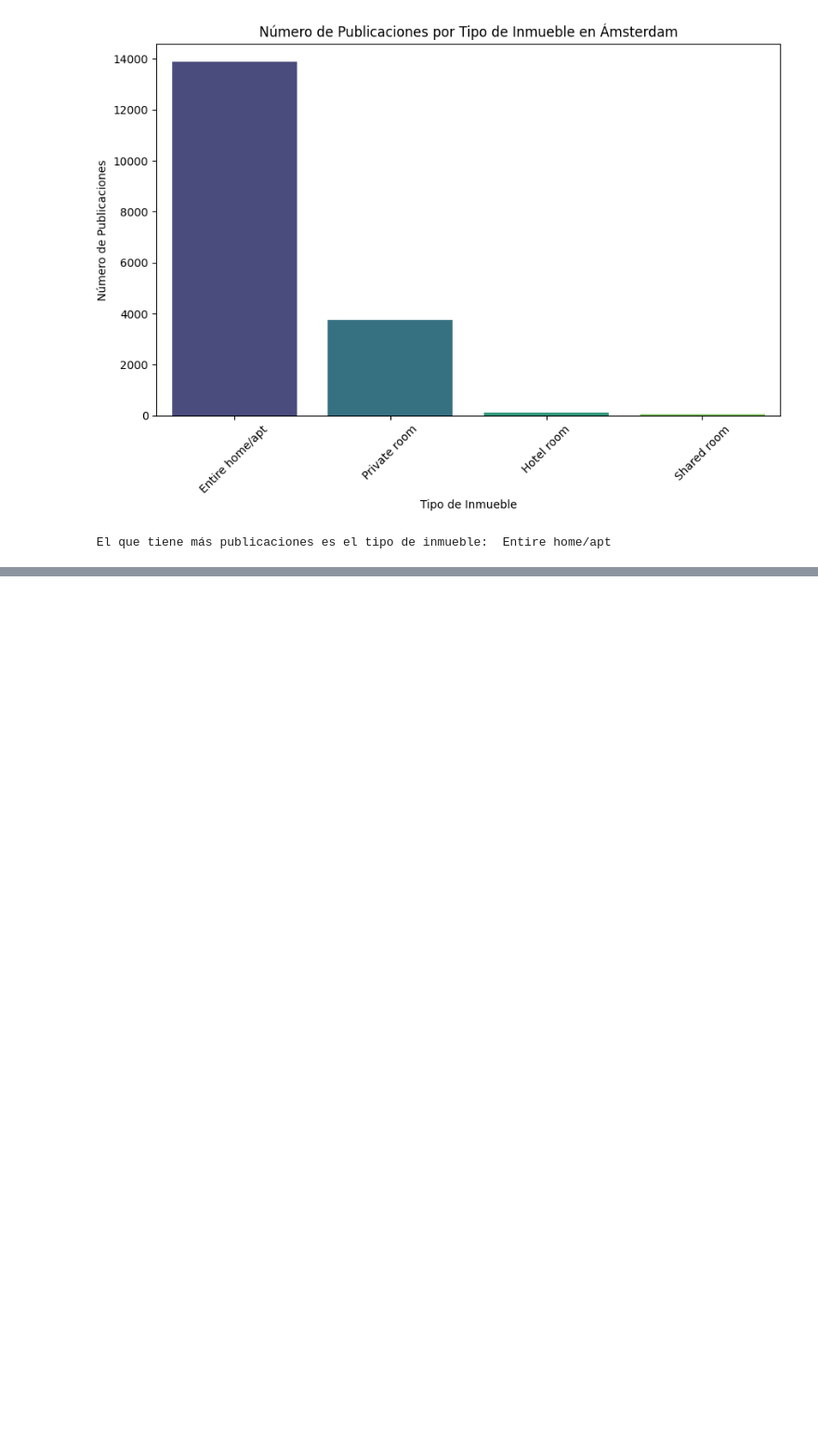
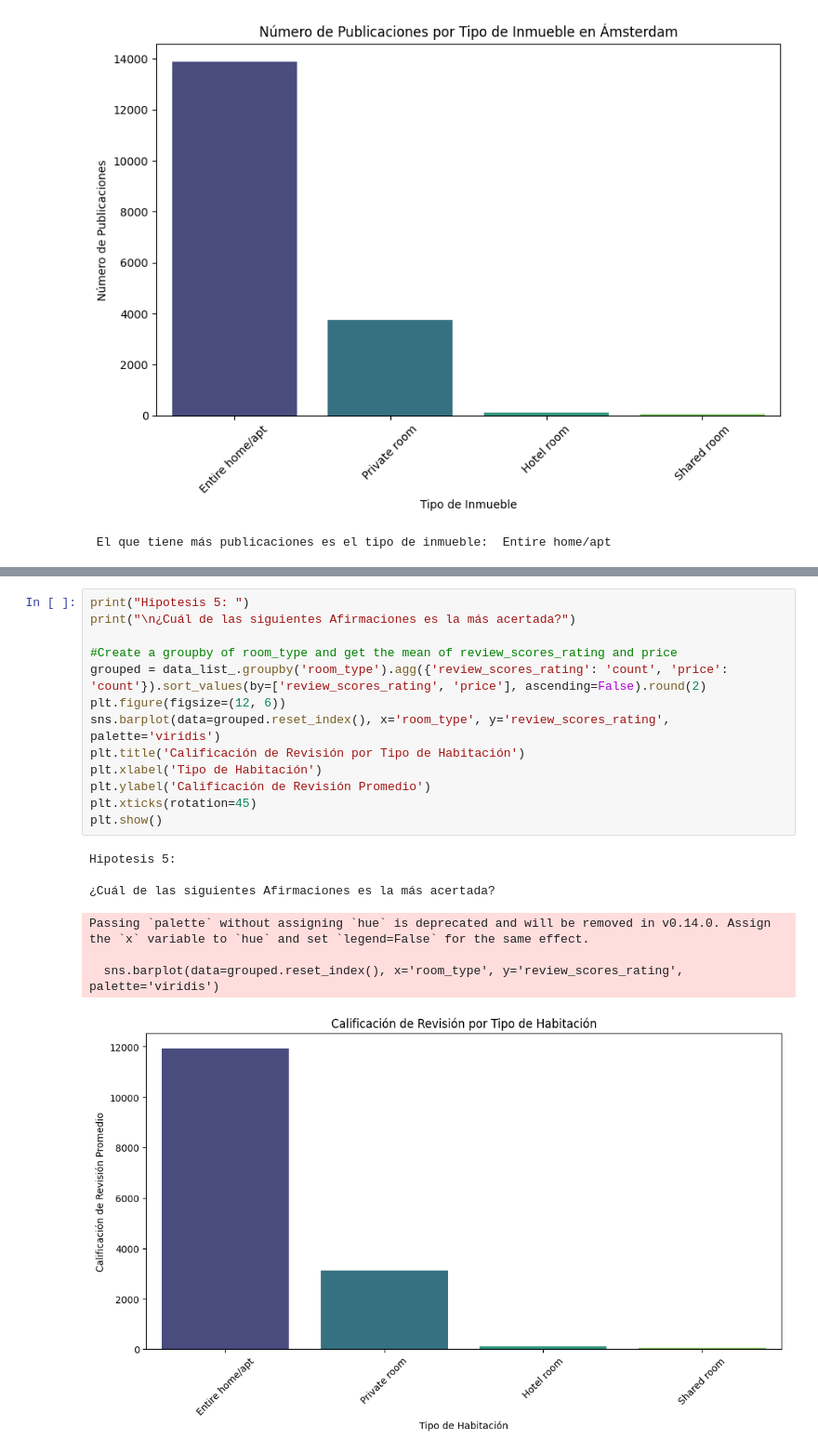
Before and after one commit to Emmaquantum/Data-Science-Proyect-Airbnb, a Jupyter notebook: PrimerReporte.ipynb, the cells around one changed output, grey strips where cells are left out. Shown: that part at 93% size. Saved outputs shown, nothing was run; the diff lists cells and outputs as text; blank space fills up the shorter version.

```diff
--- a/PrimerReporte.ipynb
+++ b/PrimerReporte.ipynb
@@ -328,0 +381,21 @@ El tipo de habitación con los precios más económicos es:  Shared room
+# %%
+print("Hipotesis 5: ")
+print("\n¿Cuál de las siguientes Afirmaciones es la más acertada?")
+
+#Create a groupby of room_type and get the mean of review_scores_rating and price
+grouped = data_list_.groupby('room_type').agg({'review_scores_rating': 'count', 'price': 'count'}).sort_values(by=['review_scores_rating', 'price'], ascending=False).round(2)
+plt.figure(figsize=(12, 6))
+sns.barplot(data=grouped.reset_index(), x='room_type', y='review_scores_rating', palette='viridis')
+plt.title('Calificación de Revisión por Tipo de Habitación')
+plt.xlabel('Tipo de Habitación')
+plt.ylabel('Calificación de Revisión Promedio')
+plt.xticks(rotation=45)
+plt.show()
+# %% [output]
+Hipotesis 5:
+
+¿Cuál de las siguientes Afirmaciones es la más acertada?
+Passing `palette` without assigning `hue` is deprecated and will be removed in v0.14.0. Assign the `x` variable to `hue` and set `legend=False` for the same effect.
+
+  sns.barplot(data=grouped.reset_index(), x='room_type', y='review_scores_rating', palette='viridis')
+[figure, added]
```
Also changed, not shown: parts of 7 cells of this notebook.
